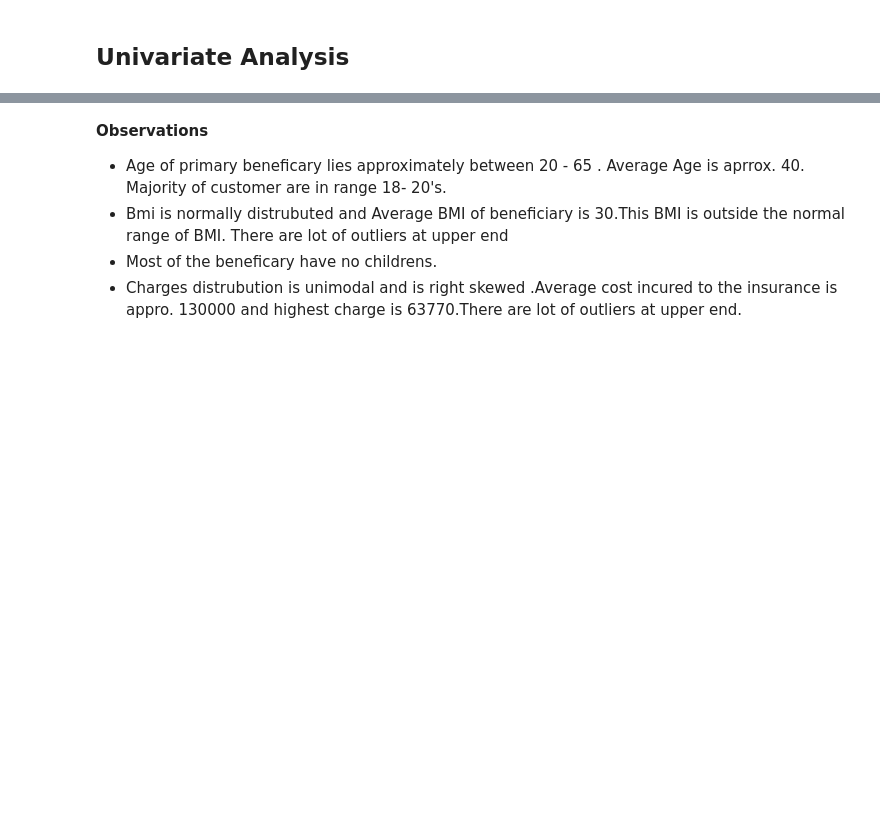
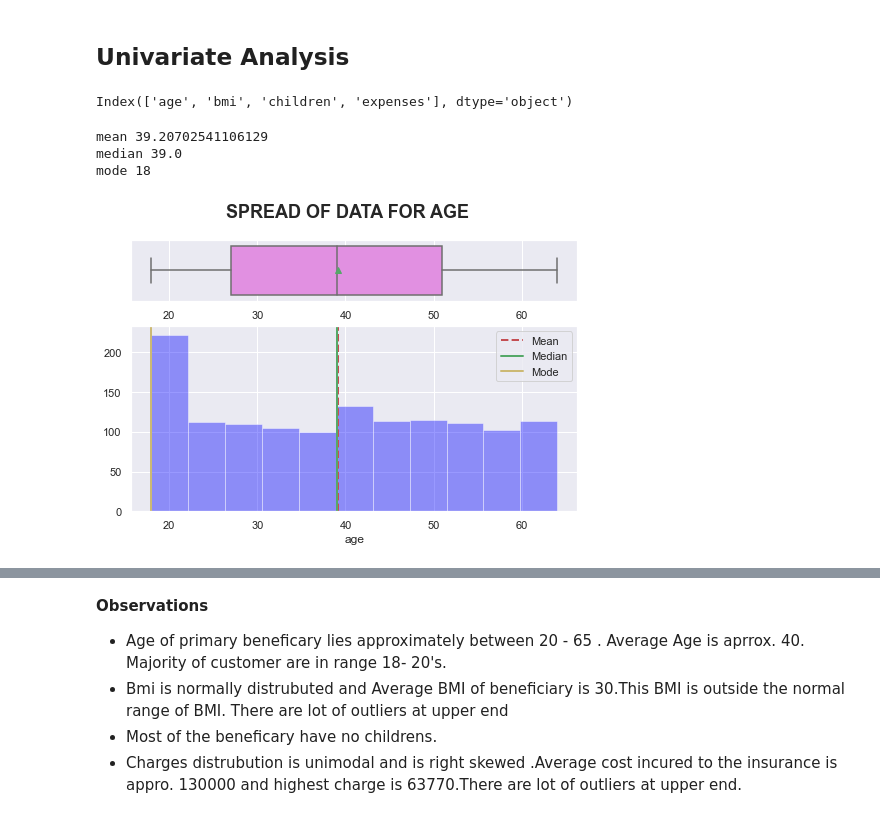
Before and after one commit to Bibhuti4086mukhiya/data-science, a Jupyter notebook: 04-Day-insurance-claims-eda-hypothesis-testing.ipynb, the cells around one changed output, grey strips where cells are left out. Cells and saved outputs as stored; diff of their text form; code cells hidden in the pictures; blank space fills up the shorter version.

```diff
--- a/04-Day-insurance-claims-eda-hypothesis-testing.ipynb
+++ b/04-Day-insurance-claims-eda-hypothesis-testing.ipynb
@@ -279,6 +282,18 @@ def dist_box(data):
     ax_dis.axvline(median, color='g', linestyle='-',linewidth=2)
     ax_dis.axvline(mode, color='y', linestyle='-',linewidth=2)
     plt.legend({'Mean':mean,'Median':median,'Mode':mode})
+# %%
+list_col=  insured.select_dtypes([np.number]).columns
+list_col
+# %% [output]
+Index(['age', 'bmi', 'children', 'expenses'], dtype='object')
+# %%
+dist_box(insured[list_col[0]])
+# %% [output]
+mean 39.20702541106129
+median 39.0
+mode 18
+[figure, added]
 # %%
 #select all quantitative columns for checking the spread
 list_col=  insured.select_dtypes([np.number]).columns
```
Also changed, not shown: parts of 3 cells of this notebook.
